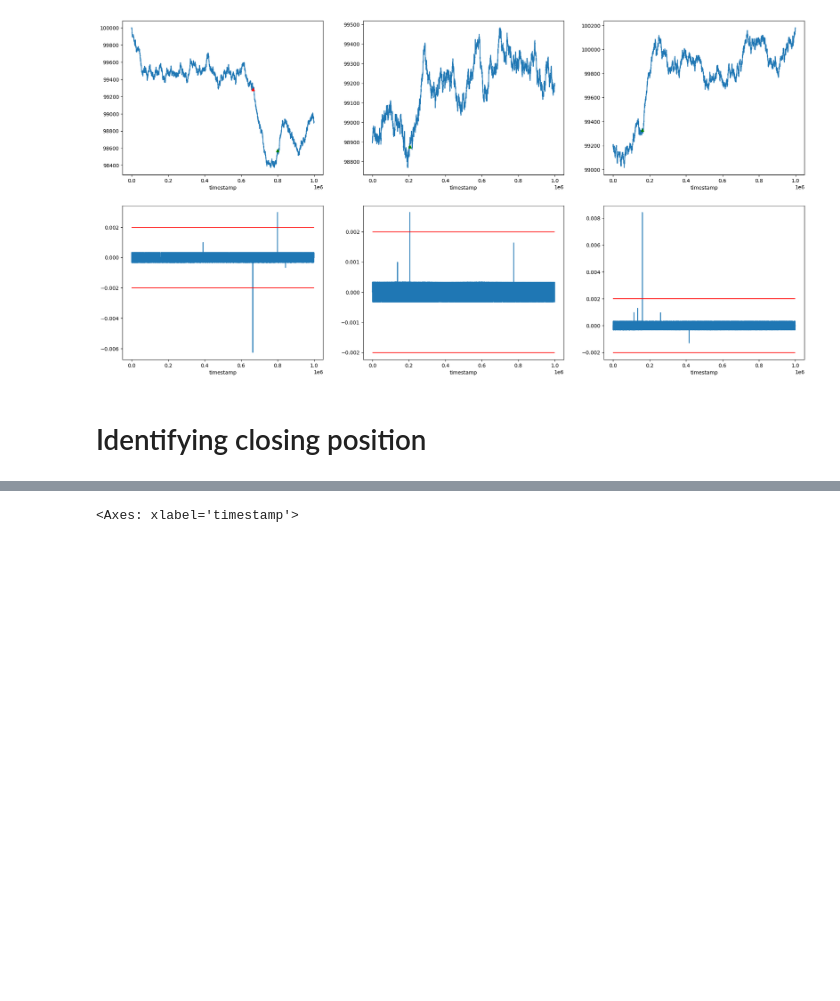
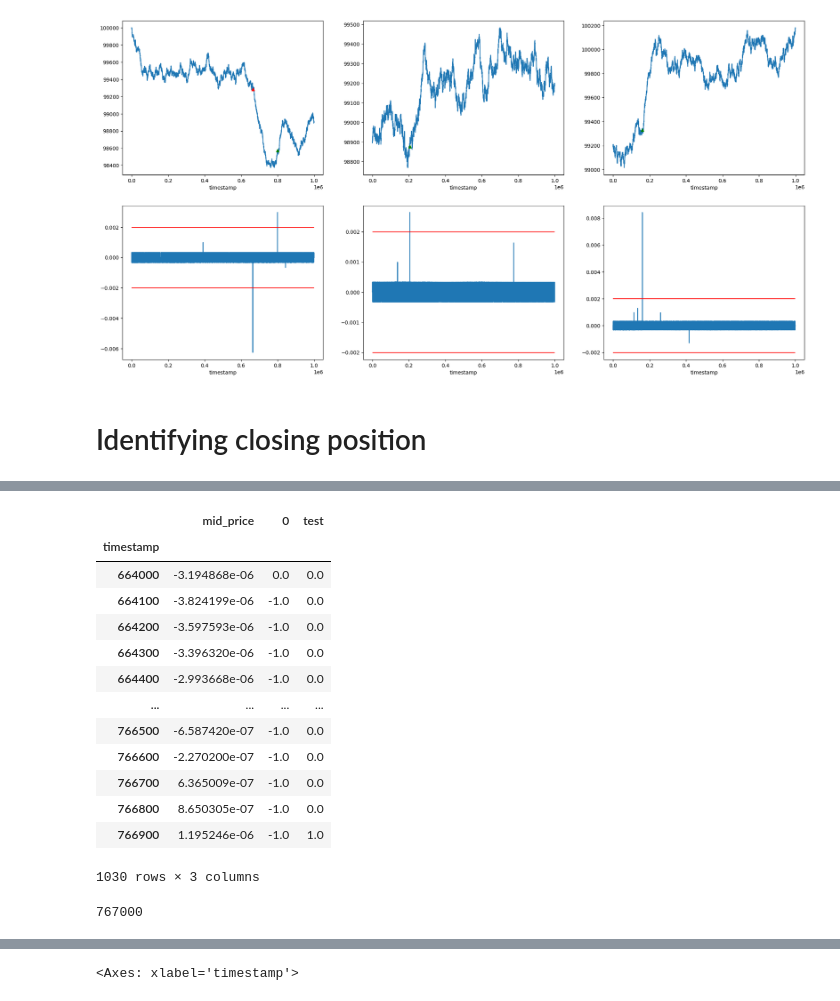
Before and after one commit to nicolassinott/IMC_Prosperity, a Jupyter notebook: notebooks/05-round3-diving_gear.ipynb, the cells around one changed output, grey strips where cells are left out. Saved outputs shown, nothing was run; the diff lists cells and outputs as text; code cells hidden in the pictures; blank space fills up the shorter version.

```diff
--- a/notebooks/05-round3-diving_gear.ipynb
+++ b/notebooks/05-round3-diving_gear.ipynb
@@ -176,0 +472,2 @@ plt.hlines([0], 0,1e6, colors=['red'])
+# %%
+a = pd.concat([diving_gear_prices_pct_change0, position0], axis = 1)
@@ -176,0 +506,26 @@ plt.hlines([0], 0,1e6, colors=['red'])
+# %%
+a['test'] =  a['mid_price'].rolling(3).apply(lambda x: all(x > 0))
+# %%
+a.iloc[6640:7670]
+# %% [output]
+|  | mid_price | 0 | test |
+| timestamp |  |  |  |
+| 664000 | -3.194868e-06 | 0.0 | 0.0 |
+| 664100 | -3.824199e-06 | -1.0 | 0.0 |
+| 664200 | -3.597593e-06 | -1.0 | 0.0 |
+| 664300 | -3.396320e-06 | -1.0 | 0.0 |
+| 664400 | -2.993668e-06 | -1.0 | 0.0 |
+| ... | ... | ... | ... |
+| 766500 | -6.587420e-07 | -1.0 | 0.0 |
+| 766600 | -2.270200e-07 | -1.0 | 0.0 |
+| 766700 | 6.365009e-07 | -1.0 | 0.0 |
+| 766800 | 8.650305e-07 | -1.0 | 0.0 |
+| 766900 | 1.195246e-06 | -1.0 | 1.0 |
+1030 rows × 3 columns
+# %%
+for i in range(664000, 1_000_000, 1000):
+    if a['test'][i] == 1:
+        print(i)
+        break
+# %% [output]
+767000
```
Also changed, not shown: parts of 19 cells of this notebook.
